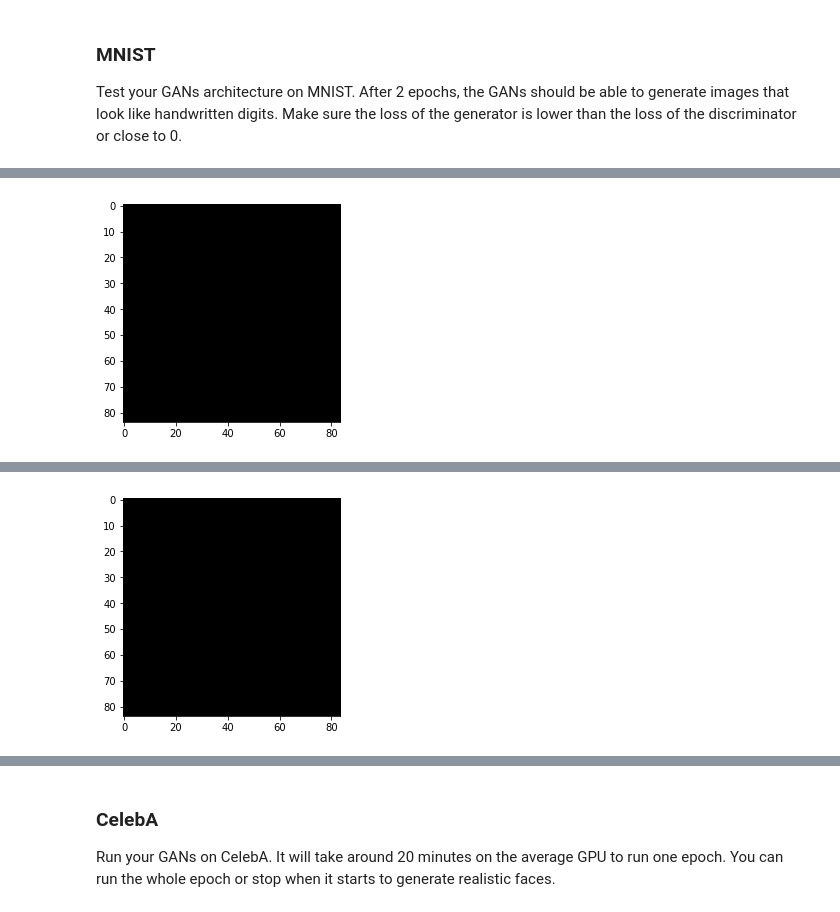
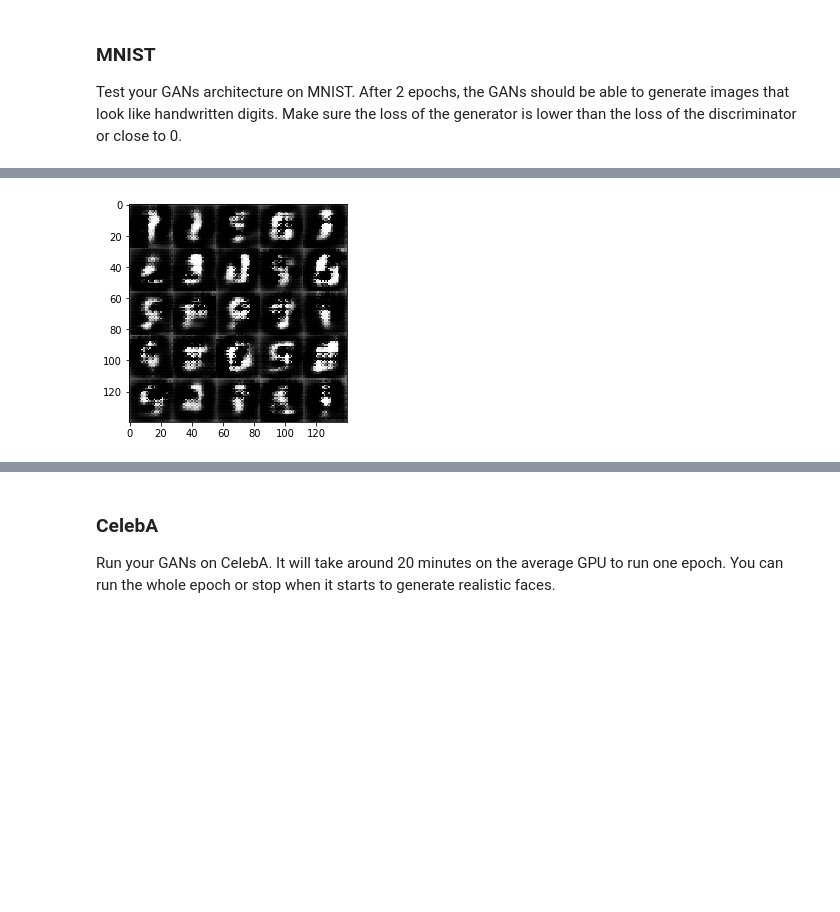
Before and after one commit to mastertrojan/Udacity, a Jupyter notebook: face_generation/dlnd_face_generation.ipynb, the cells around one changed output, grey strips where cells are left out. Cells and saved outputs as stored; diff of their text form; code cells hidden in the pictures; blank space fills up the shorter version.

```diff
--- a/face_generation/dlnd_face_generation.ipynb
+++ b/face_generation/dlnd_face_generation.ipynb
@@ -143,7 +144,7 @@ def discriminator(images, reuse=False):
 
     with tf.variable_scope('discriminator', reuse=reuse):
 
-            alpha = 0.1
+            alpha = 0.2
             # Input layer is 32x32x3
             x1 = tf.layers.conv2d(images, 64, 5, strides=2, padding='same')
             #leaky relu
@@ -161,8 +162,9 @@ def discriminator(images, reuse=False):
             # 4x4x256
 
             # Flatten it
-            flat = tf.reshape(relu3, (-1, 4*4*256))
-            logits = tf.layers.dense(flat, 1)
+            #flat = tf.reshape(relu3, (-1, 4*4*256))
+            flat = tf.contrib.layers.flatten(relu3)
+            logits = tf.layers.dense(flat, 1, activation=None)
             out = tf.sigmoid(logits)
 
             return out, logits
@@ -190,11 +192,12 @@ def generator(z, out_channel_dim, is_train=True):
     """
     # TODO: Implement Function
     with tf.variable_scope('generator', reuse= not is_train):
-            alpha = 0.1
+            alpha = 0.2
             # First fully connected layer
-            x1 = tf.layers.dense(z, 7*7*512)
+            x1 = tf.layers.dense(z, 7*7*512, activation=None)
             # Reshape it to start the convolutional stack
             x1 = tf.reshape(x1, (-1, 7, 7, 512))
+
             x1 = tf.layers.batch_normalization(x1, training=is_train)
             x1 = tf.maximum(alpha * x1, x1)
             #print(x1)
@@ -241,16 +244,18 @@ def model_loss(input_real, input_z, out_channel_dim):
     :return: A tuple of (discriminator loss, generator loss)
     """
     # TODO: Implement Function
-    smooth = 0.1
+    g_model = generator(input_z, out_channel_dim)
+    d_model_real, d_logits_real = discriminator(input_real)
+    d_model_fake, d_logits_fake = discriminator(g_model, reuse=True)
 
-    d_loss = discriminator(input_real, reuse=False)
-    g_loss = generator(input_z, out_channel_dim, is_train=True)
+    d_loss_real = tf.reduce_mean(
+        tf.nn.sigmoid_cross_entropy_with_logits(logits=d_logits_real, labels=tf.ones_like(d_model_real)))
+    d_loss_fake = tf.reduce_mean(
+        tf.nn.sigmoid_cross_entropy_with_logits(logits=d_logits_fake, labels=tf.zeros_like(d_model_fake)))
+    g_loss = tf.reduce_mean(
+        tf.nn.sigmoid_cross_entropy_with_logits(logits=d_logits_fake, labels=tf.ones_like(d_model_fake)))
 
-    g_loss = tf.reduce_mean(tf.nn.sigmoid_cross_entropy_with_logits(logits=g_loss, labels=tf.ones_like(g_loss)))
-
-    d_loss = tf.reduce_mean(tf.nn.sigmoid_cross_entropy_with_logits(logits=d_loss,
-                                                                         labels=tf.ones_like(d_loss)
-                                                                         * (1 - smooth)))
+    d_loss = d_loss_real + d_loss_fake
 
     return d_loss, g_loss
 
@@ -281,8 +286,8 @@ def model_opt(d_loss, g_loss, learning_rate, beta1):
     g_vars = [var for var in t_vars if var.name.startswith('generator')]
     d_vars = [var for var in t_vars if var.name.startswith('discriminator')]
 
-    d_train_opt = tf.train.AdamOptimizer(learning_rate).minimize(d_loss, var_list=d_vars)
-    g_train_opt = tf.train.AdamOptimizer(learning_rate).minimize(g_loss, var_list=g_vars)
+    d_train_opt = tf.train.AdamOptimizer(learning_rate, beta1=beta1).minimize(d_loss, var_list=d_vars)
+    g_train_opt = tf.train.AdamOptimizer(learning_rate,beta1=beta1).minimize(g_loss, var_list=g_vars)
 
     return d_train_opt, g_train_opt
 
@@ -391,7 +403,7 @@ Test your GANs architecture on MNIST.  After 2 epochs, the GANs should be able t
 # %%
 batch_size = 64
 z_dim = 100
-learning_rate = 0.1
+learning_rate = 0.0002
 beta1 = 0.5
 
 
@@ -418 +430 @@ Epoch 1/2... Discriminator Loss: 0.7494... Generator Loss: 0.3132
-[figure, old version]
+[figure, new version]
@@ -429 +432,0 @@ Epoch 1/2... Discriminator Loss: 0.3816... Generator Loss: 0.3132
-[figure, removed]
```
Also changed, not shown: parts of 6 cells of this notebook.
